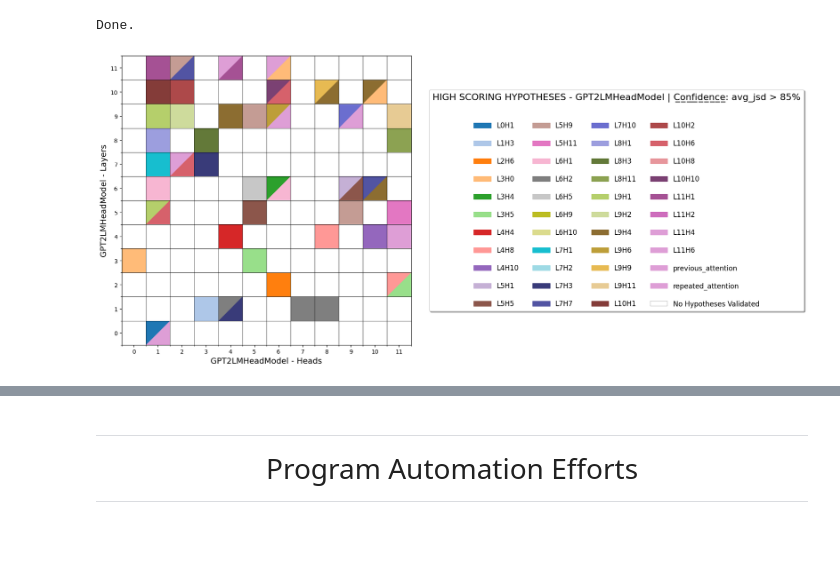
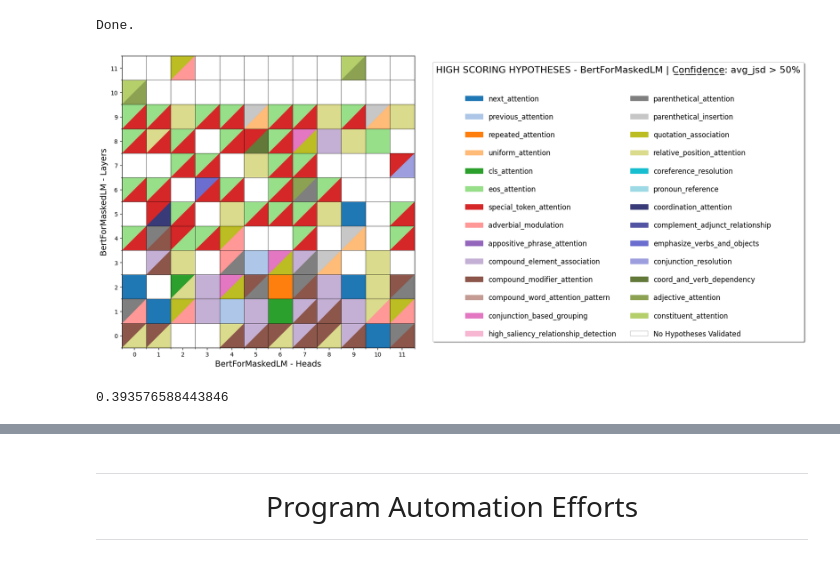
Before and after one commit to AmiriHayes/LLM-Interpretability, a Jupyter notebook: interpretability.ipynb, the cells around one changed output, grey strips where cells are left out. Drawn from its saved outputs; the diff is of its cells as text; code cells hidden in the pictures; blank space fills up the shorter version.

```diff
--- a/interpretability.ipynb
+++ b/interpretability.ipynb
@@ -3060,13 +3115,14 @@ Done.
 # model = AutoModel.from_pretrained("bert-base-uncased", output_attentions=True)
 # tokenizer = AutoTokenizer.from_pretrained("bert-base-uncased")
 
-threshold = 0.15
+threshold = 0.5
 
-df = pd.read_csv('data/best_fit_new.csv')
+df = pd.read_csv('data/best_fit_refinement_bert.csv')
 
 # append pd.read_csv('data/best_fit_gpt2.csv') to df
-df_gpt2 = pd.read_csv('data/best_fit_gpt2.csv')
-df = pd.concat([df, df_gpt2], ignore_index=True)
+df_concat_1 = pd.read_csv('data/best_fit_refinement_bert_test.csv')
+df_concat_2 = pd.read_csv('data/best_fit_new.csv')
+df = pd.concat([df, df_concat_1], ignore_index=True)
 # ignore columns where scores >= threshold
 df = df[df['Score'] < threshold]
 num_layers = model.config.num_hidden_layers
@@ -3162,32 +3218,49 @@ underlined_title_unicode = "".join([char + '\u0332' for char in title_value_text
 # sort handles alphabetically by label
 # legend_handles = sorted(legend_handles, key=lambda x: x.get_label())
 
 white_patch = mpatches.Patch(facecolor=white_color, label='No Hypotheses Validated', edgecolor='black', linewidth=0.2)
 legend_handles.append(white_patch)
 
 name = 'Confidence'
 underlined_name_unicode = "".join([char + '\u0332' for char in name])
 
 ax.legend(
     handles=legend_handles,
     loc='center left',
     bbox_to_anchor=(1.05, 0.5),
-    ncol=4,
+    ncol=2,
     fancybox=True,
     shadow=True,
     title=f"HIGH SCORING HYPOTHESES - {model.config.architectures[0]} | {underlined_name_unicode}: avg_jsd > {100-(threshold)*100:.0f}%\n",
     title_fontsize=16,
     fontsize='large', # Make legend text bigger. Can use 'medium', 'x-large', 'xx-large' or a numerical value (e.g., 12)
     labelspacing=1.5, # Adjust vertical spacing between legend entries (default is 0.5)
     handlelength=2.5, # Adjust length of the color patch/line in the legend
     handletextpad=0.8, # Adjust space between the handle (color patch) and the text label
     borderpad=0.5 # Adjust padding between the legend content and its border
 )
 
 # plt.tight_layout()
 # plt.show()
 
 plt.tight_layout(rect=[0, 0.1, 1, 1]) # Adjust layout to make space for the legend
 plt.show()
 # %% [output]
-[figure, old version]
+[figure, new version]
+# %%
+mat_num = np.zeros((num_layers, num_heads))
+# mat: array([[list([('relative_position_attention', 0.2987934034013517), ('compound_modifier_attention',
+
+for r in range(num_layers):
+    for c in range(num_heads):
+        cell_data = mat[r, c]
+        if cell_data:
+            top_pattern, top_score = cell_data[0]
+            mat_num[r, c] = top_score
+        else:
+            mat_num[r, c] = np.nan
+
+# remove nans and compute mean
+print(np.nanmean(mat_num))
+# %% [output]
+0.393576588443846
```
Also changed, not shown: parts of 5 cells of this notebook, 2 other files.
